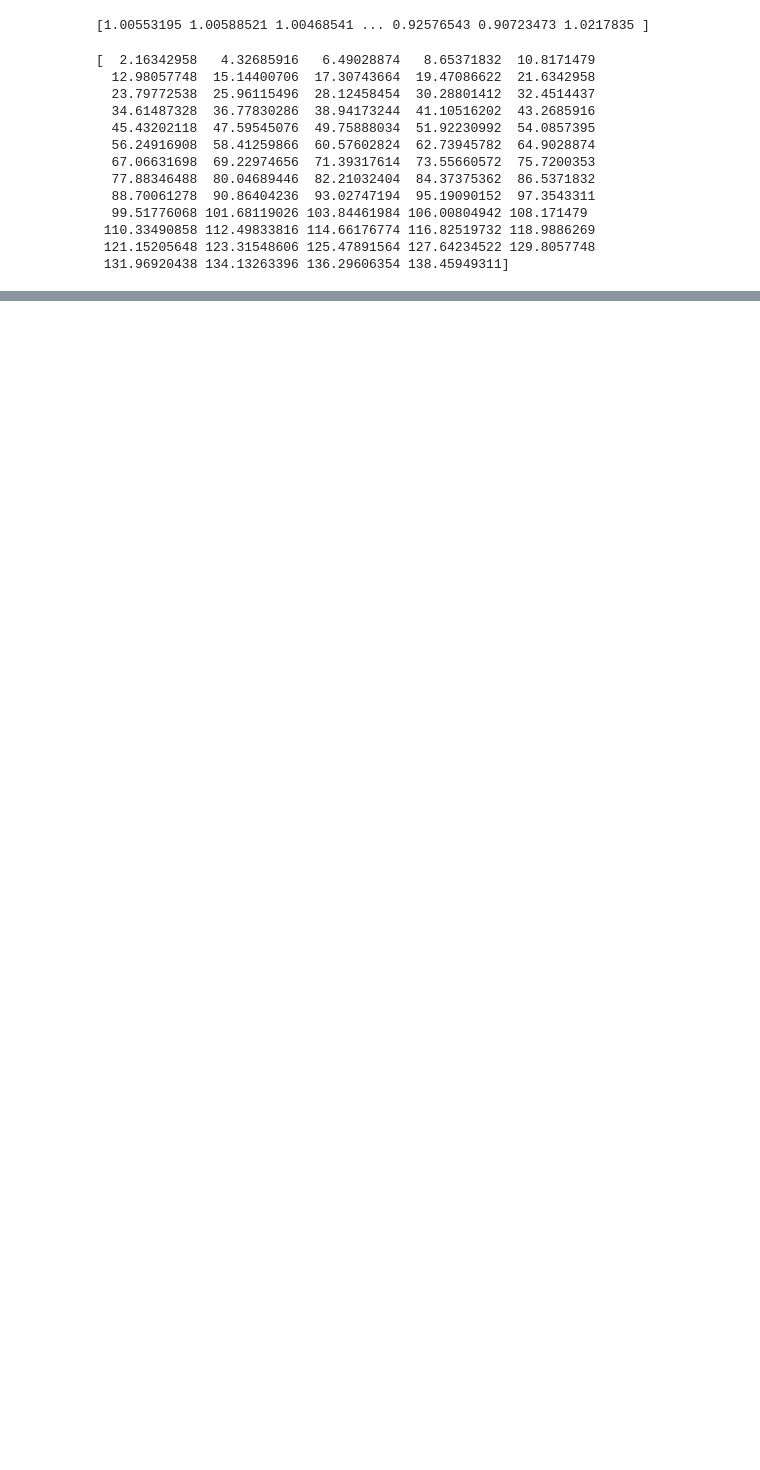
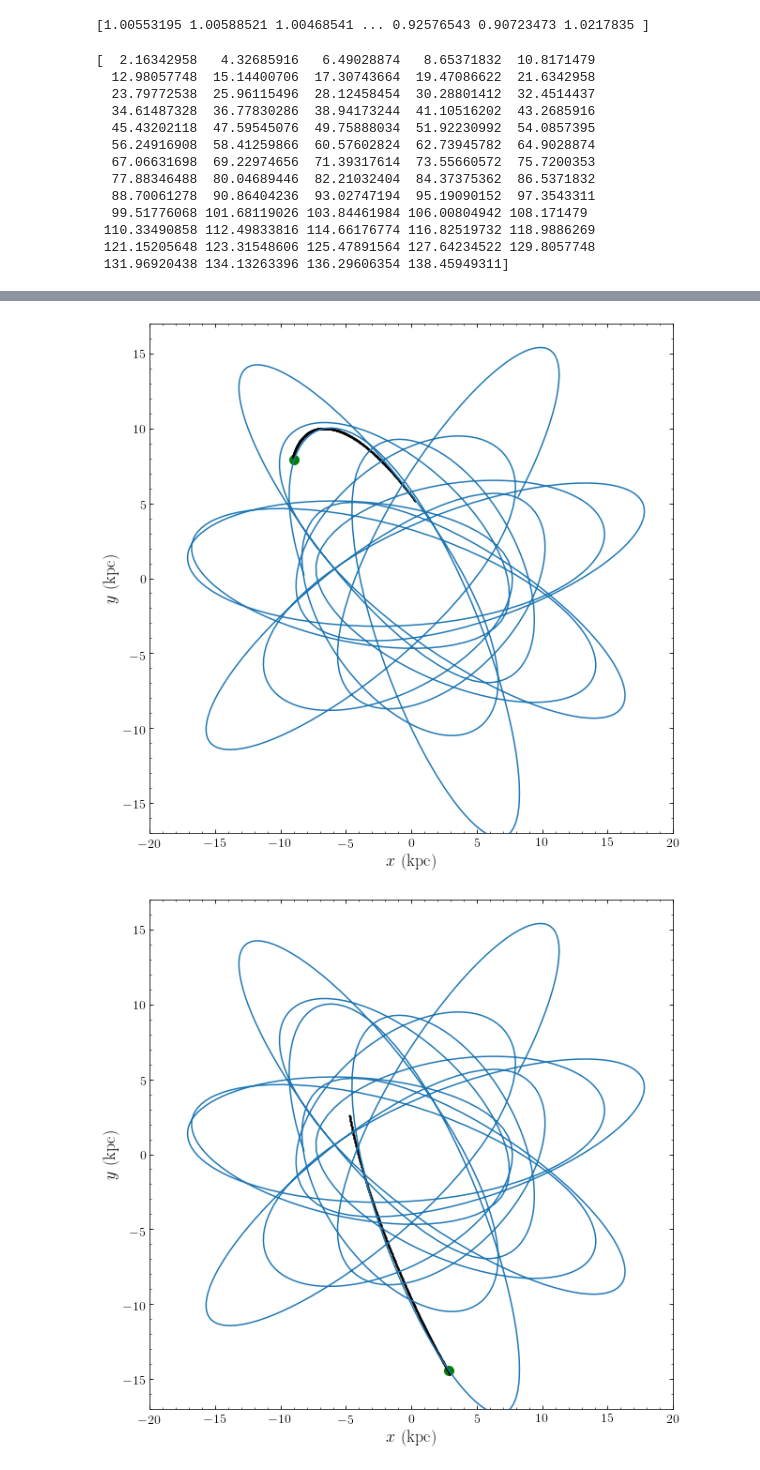
Before and after one commit to nbanik/Baryonic-effects-on-Pal5, a Jupyter notebook: molecular_clouds.ipynb, the cells around one changed output, grey strips where cells are left out. Drawn from its saved outputs; the diff is of its cells as text; code cells hidden in the pictures; blank space fills up the shorter version.

Commit message:
plot stream track prog

```diff
--- a/molecular_clouds.ipynb
+++ b/molecular_clouds.ipynb
@@ -190,0 +143,18 @@ print (apar_max)
+# %%
+import simulate_streampepper
+
+timpact= simulate_streampepper.parse_times('64sampling',5.)
+#print (timpact)
+#timpact = list(np.linspace(0.1,0.5,10)/bovy_conversion.time_in_Gyr(vo,ro))
+
+#print (np.array(timpact)*bovy_conversion.time_in_Gyr(vo,ro))
+
+
+t_age= np.linspace(0.,5.,1001)/bovy_conversion.time_in_Gyr(vo,ro)
+
+pal5= Orbit([229.018,-0.124,23.2,-2.296,-2.257,-58.7],radec=True,solarmotion=[-11.1,24.,7.25]).flip()
+pal5.integrate(t_age,MWPotential2014)
+print (pal5.x(timpact[kk]),pal5.y(timpact[kk]))
+
+
+#pal5_init=Orbit(pal5(t_age[-1]).flip()._orb.vxvv)
@@ -190,0 +163,62 @@ print (apar_max)
+# %%
+for kk in range(0,64,4):
+
+    x=[]
+    y=[]
+    z=[]
+    vx=[]
+    vy=[]
+    vz=[]
+
+    a= sdf_pepper._sgapdfs_coordtransform[timpact[kk]]._kick_interpolatedObsTrackXY
+    apar_all=sdf_pepper._sgapdfs_coordtransform[timpact[kk]]._kick_interpolatedThetasTrack
+
+    #lbd=bovy_coords.XYZ_to_lbd(a[:,0],a[:,1],a[:,2],degree=True)
+    #radec_all=bovy_coords.lb_to_radec(lbd[:,0],lbd[:,1],degree=True)
+    #print (max(radec_all[:,0]))
+    #radec_all[:,0][radec_all[:,0]>=180.]-=360.
+
+    bovy_plot.bovy_print(axes_labelsize=18.,xtick_labelsize=14.,ytick_labelsize=14.)
+    figsize(10,10)
+    pal5.plot(d1='x',d2='y')
+    #scatter(np.array(a[:,0])*ro,np.array(a[:,1])*ro,c='r',s=1)
+    scatter(pal5.x(timpact[kk]),pal5.y(timpact[kk]),s=100,c='g')
+
+    #at each timpact compute apar_max
+    apar_max=sdf_smooth.length(tdisrupt=sdf_pepper._tdisrupt-timpact[kk])*sdf_pepper._length_factor
+
+    #considering the stream until apar_max, store xyzvxvyvz
+    for ii in range(len(apar_all)):
+        if apar_all[ii] <= apar_max :
+            x.append(a[:,0][ii])
+            y.append(a[:,1][ii])
+            z.append(a[:,2][ii])
+            vx.append(a[:,3][ii])
+            vy.append(a[:,4][ii])
+            vz.append(a[:,5][ii])
+
+    #lbd1=bovy_coords.XYZ_to_lbd(np.array(x),np.array(y),np.array(z),degree=True)
+    #radec=bovy_coords.lb_to_radec(lbd1[:,0],lbd1[:,1],degree=True)
+    #print (radec[:,0])
+    #radec[:,0][radec[:,0]>=180.]-=360.
+
+    #print (radec[:,0])
+
+    plt.scatter(np.array(x)*ro,np.array(y)*ro,c='k',s=1)
+    plt.xlim(-20.,20.)
+    plt.ylim(-17.,17.)
+    plt.show()
+
+
+    #x.append(a[:,0])
+    #y.append(a[:,1])
+    #z.append(a[:,2])
+
+
+    #apar=apar_all[apar_all < apar_max]
+    #print len(apar)
+
+    #print (len(a[:,0]))
+# %% [output]
+[figure, added]
+[figure, added]
```
Also changed, not shown: parts of 13 cells of this notebook.
